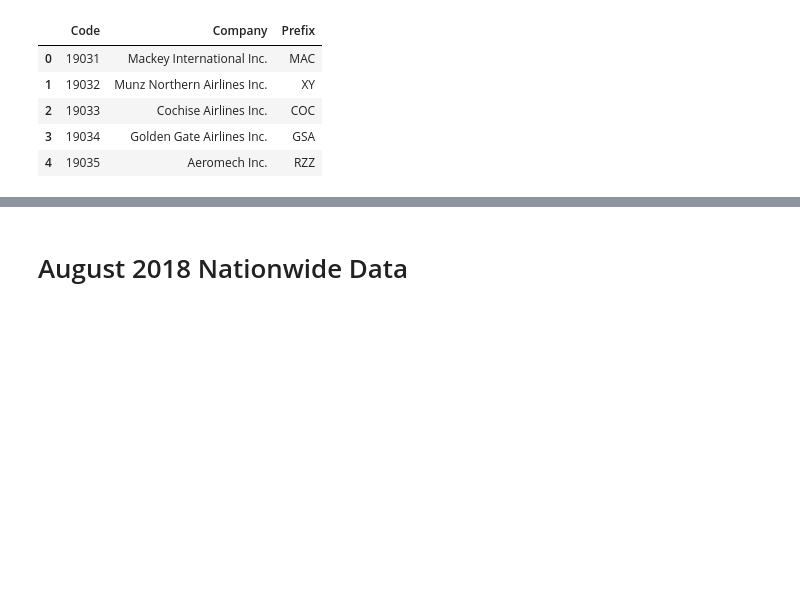
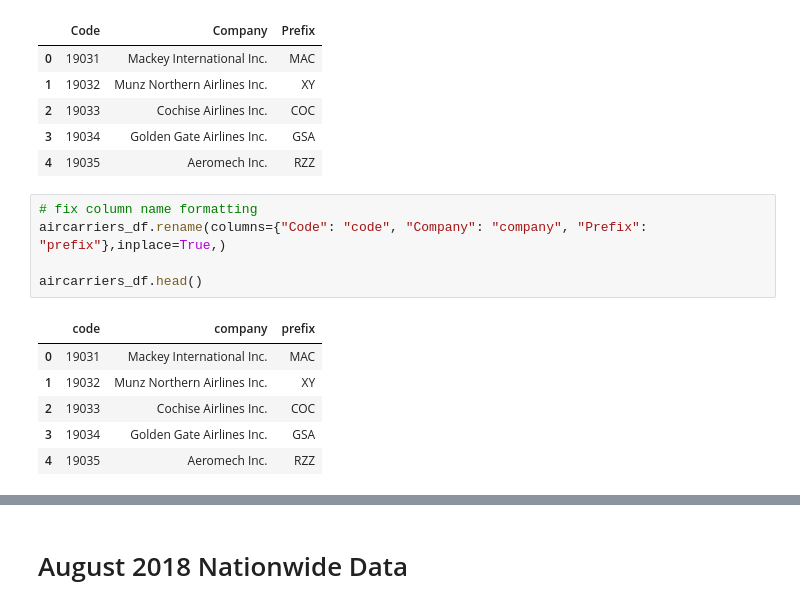
Before and after one commit to DKogge/airport, a Jupyter notebook: airport_data_cleanup.ipynb, the cells around one changed output, grey strips where cells are left out. Cells and saved outputs as stored; diff of their text form; blank space fills up the shorter version.

```diff
--- a/airport_data_cleanup.ipynb
+++ b/airport_data_cleanup.ipynb
@@ -105,3 +131,15 @@ aircarriers_df.head()
 | 2 | 19033 | Cochise Airlines Inc. | COC |
 | 3 | 19034 | Golden Gate Airlines Inc. | GSA |
 | 4 | 19035 | Aeromech Inc. | RZZ |
+# %%
+# fix column name formatting
+aircarriers_df.rename(columns={"Code": "code", "Company": "company", "Prefix": "prefix"},inplace=True,)
+
+aircarriers_df.head()
+# %% [output]
+|  | code | company | prefix |
+| 0 | 19031 | Mackey International Inc. | MAC |
+| 1 | 19032 | Munz Northern Airlines Inc. | XY |
+| 2 | 19033 | Cochise Airlines Inc. | COC |
+| 3 | 19034 | Golden Gate Airlines Inc. | GSA |
+| 4 | 19035 | Aeromech Inc. | RZZ |
```
Also changed, not shown: parts of 14 cells of this notebook, 3 other files.
